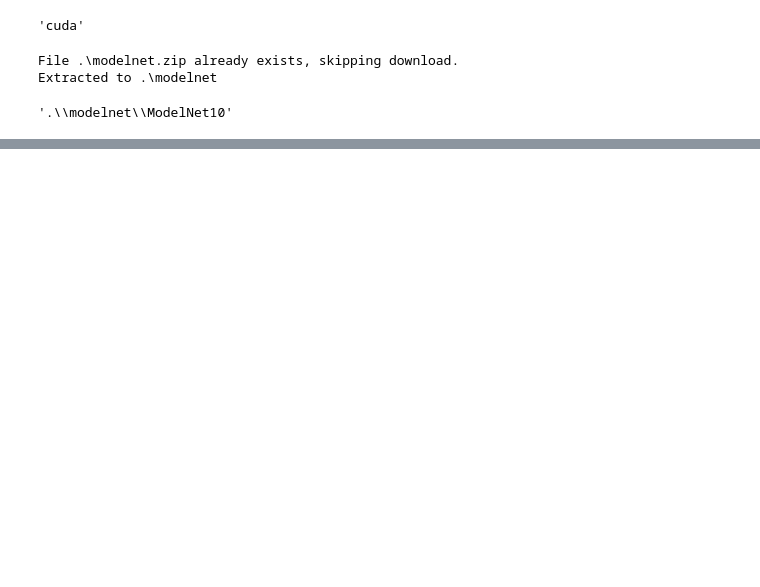
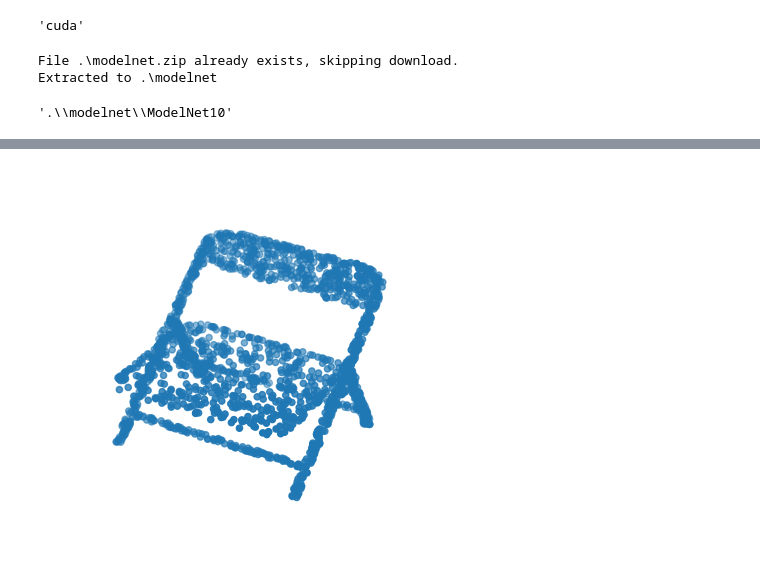
Before and after one commit to NamanZelawat/3D_ML, a Jupyter notebook: point_cloud_classification.ipynb, the cells around one changed output, grey strips where cells are left out. Drawn from its saved outputs; the diff is of its cells as text; code cells hidden in the pictures; blank space fills up the shorter version.

```diff
--- a/point_cloud_classification.ipynb
+++ b/point_cloud_classification.ipynb
@@ -79,4 +79,11 @@ mesh.show()
 # %%
 points = mesh.sample(2048)
 
-fig = plt.figure()
+fig = plt.figure(figsize=(5, 5))
+# Create a 3D subplot within the figure to enable 3D plotting of the point cloud
+ax = fig.add_subplot(111, projection="3d")
+ax.scatter(points[:, 0], points[:, 1], points[:, 2])
+ax.set_axis_off()
+plt.show()
+# %% [output]
+[figure, added]
```
Also changed, not shown: parts of 6 cells of this notebook, 3 other files.
